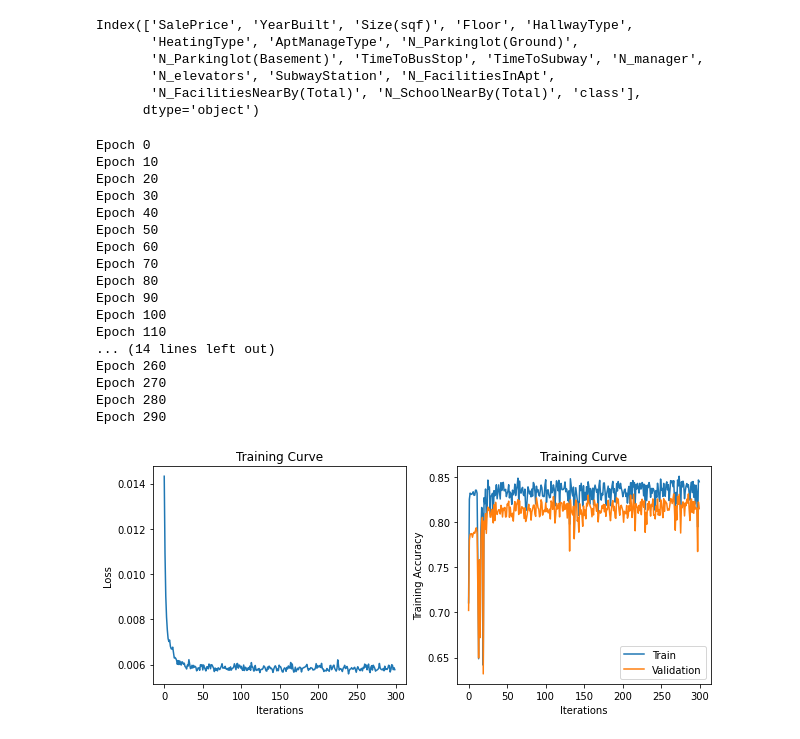
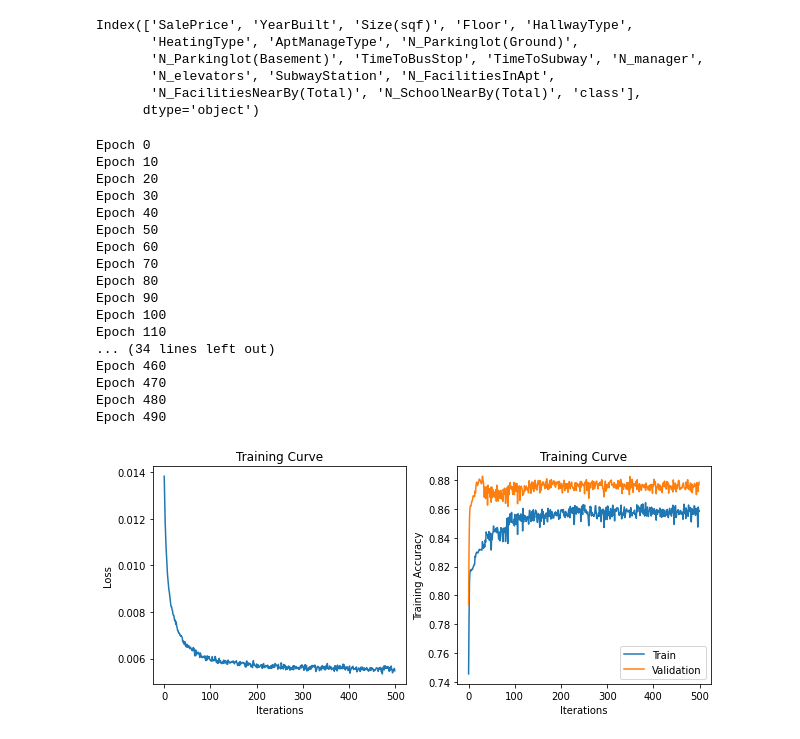
Before and after one commit to milosz-l/SSNE, a Jupyter notebook: lab5_miniprojekt2/miniprojekt2_neural_net.ipynb, the cells around one changed output. Cells and saved outputs as stored; diff of their text form; code cells hidden in the pictures.

Commit message:
neural net, long training

```diff
--- a/lab5_miniprojekt2/miniprojekt2_neural_net.ipynb
+++ b/lab5_miniprojekt2/miniprojekt2_neural_net.ipynb
@@ -8,0 +21,3 @@ import numpy as np
+# %%
+device = torch.device("cuda")
+device
@@ -133,7 +143,9 @@ def get_accuracy(model, data):
     total = 0
     model.eval() #*********#
     for x, cat_x, labels in torch.utils.data.DataLoader(data, batch_size=64):
-        # imgs, labels = imgs.to(device), labels.to(device)
+        # moving to device
+        x, cat_x, labels = x.to(device), cat_x.to(device), labels.to(device)
+
         output = model(x, cat_x)
         pred = output.max(1, keepdim=True)[1] # get the index of the max logit
         correct += pred.eq(labels.view_as(pred)).sum().item()
@@ -152,14 +164,22 @@ def train(model, train, valid, batch_size=64, num_epochs=1, learn_rate=0.01, wei
 
     # training
 #     n = 0 # the number of iterations
+
+    model = model.to(device)
+    # train = train.to(device)
+    # valid = valid.to(device)
+
     for n in range(num_epochs):
         epoch_loss = 0
         train_accuracy = 0
         val_accuracy = 0
         printing = True
         for x, cat_x, labels in iter(train_loader):
-            # imgs, labels = imgs.to(device), labels.to(device)
             model.train()
+            # moving to GPU
+            x = x.to(device)
+            cat_x = cat_x.to(device)
+            labels = labels.to(device)
             out = model(x, cat_x).unsqueeze(dim=2)         # forward pass
             # print('OUT', out)
             loss = criterion(out, labels) # compute the total loss
@@ -209,23 +229,24 @@ def plot_results(epochs, losses, train_acc, val_acc):
     print("Final Training Accuracy: {}".format(train_acc[-1]))
     print("Final Validation Accuracy: {}".format(val_acc[-1]))
 # %%
-train(model, train_dataset, val_dataset, num_epochs=300, learn_rate=0.001, weight_decay=0.02)
+%%time
+train(model, train_dataset, val_dataset, num_epochs=500, learn_rate=0.0002, weight_decay=0.02)
 # %% [output]
 Epoch 0
 Epoch 10
 Epoch 20
 Epoch 30
 Epoch 40
 Epoch 50
 Epoch 60
 Epoch 70
 Epoch 80
 Epoch 90
 Epoch 100
 Epoch 110
-... (14 lines left out)
-Epoch 260
-Epoch 270
-Epoch 280
-Epoch 290
+... (34 lines left out)
+Epoch 460
+Epoch 470
+Epoch 480
+Epoch 490
-[figure, old version]
+[figure, new version]
```
Also changed, not shown: parts of 17 cells of this notebook.
